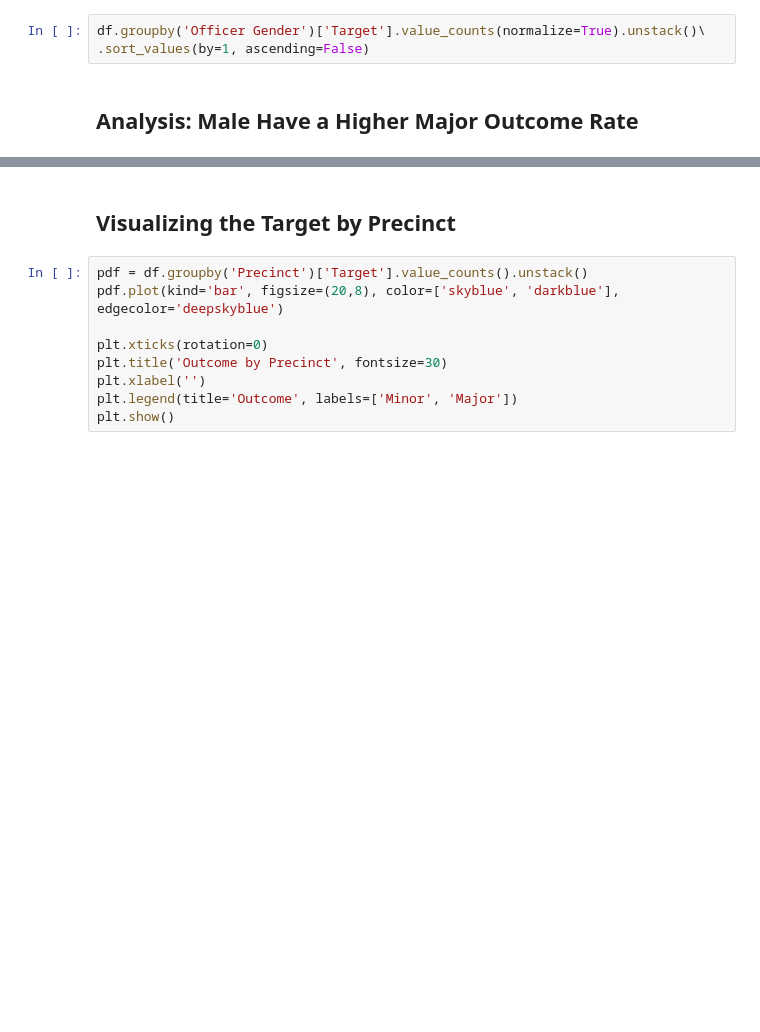
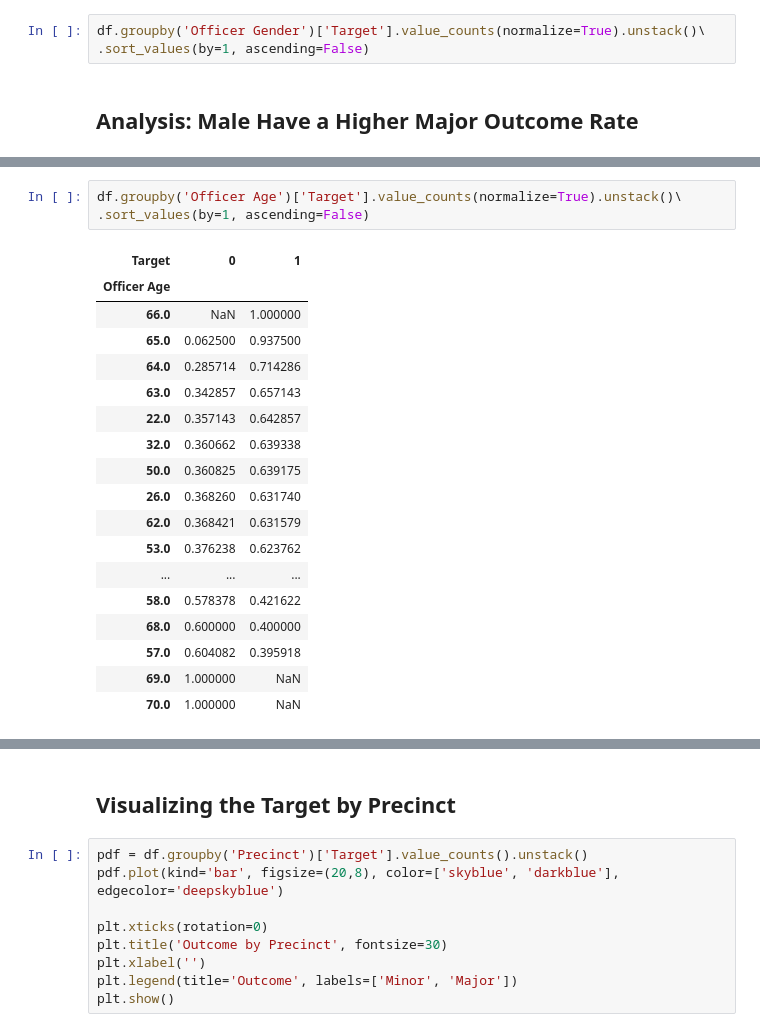
Before and after one commit to jeffreyhwatson/terry_stops_project, a Jupyter notebook: notebooks/exploratory/remixed_eda_visuals.ipynb, the cells around one changed output, grey strips where cells are left out. Cells and saved outputs as stored; diff of their text form; blank space fills up the shorter version.

```diff
--- a/notebooks/exploratory/remixed_eda_visuals.ipynb
+++ b/notebooks/exploratory/remixed_eda_visuals.ipynb
@@ -645,0 +675,22 @@ df.groupby('Officer Gender')['Target'].value_counts(normalize=True).unstack()\
+# %%
+df.groupby('Officer Age')['Target'].value_counts(normalize=True).unstack()\
+.sort_values(by=1, ascending=False)
+# %% [output]
+| Target | 0 | 1 |
+| Officer Age |  |  |
+| 66.0 | NaN | 1.000000 |
+| 65.0 | 0.062500 | 0.937500 |
+| 64.0 | 0.285714 | 0.714286 |
+| 63.0 | 0.342857 | 0.657143 |
+| 22.0 | 0.357143 | 0.642857 |
+| 32.0 | 0.360662 | 0.639338 |
+| 50.0 | 0.360825 | 0.639175 |
+| 26.0 | 0.368260 | 0.631740 |
+| 62.0 | 0.368421 | 0.631579 |
+| 53.0 | 0.376238 | 0.623762 |
+| ... | ... | ... |
+| 58.0 | 0.578378 | 0.421622 |
+| 68.0 | 0.600000 | 0.400000 |
+| 57.0 | 0.604082 | 0.395918 |
+| 69.0 | 1.000000 | NaN |
+| 70.0 | 1.000000 | NaN |
```
Also changed, not shown: parts of 5 cells of this notebook, 1 other file.
